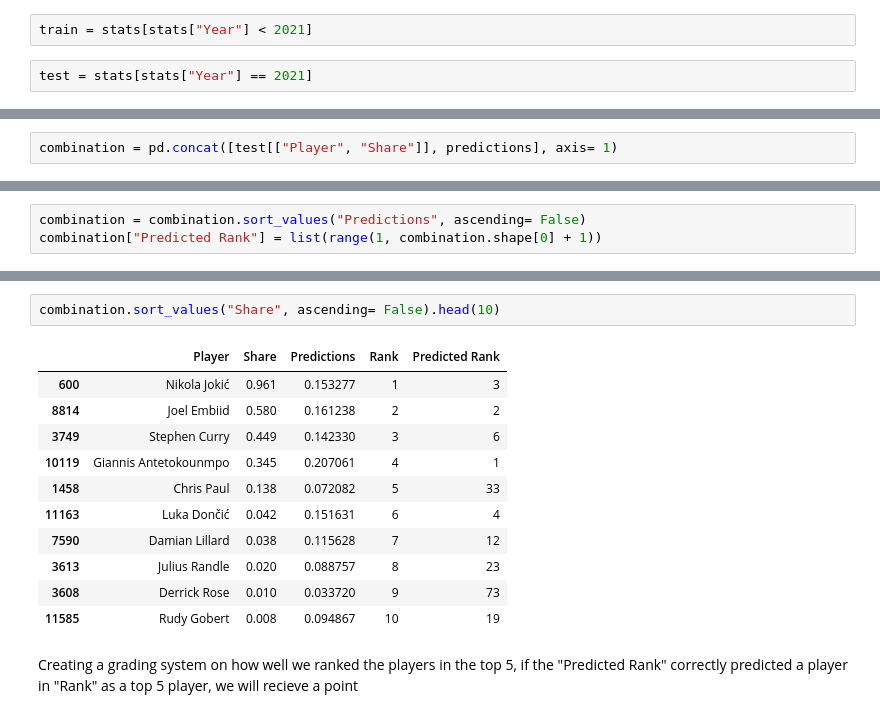
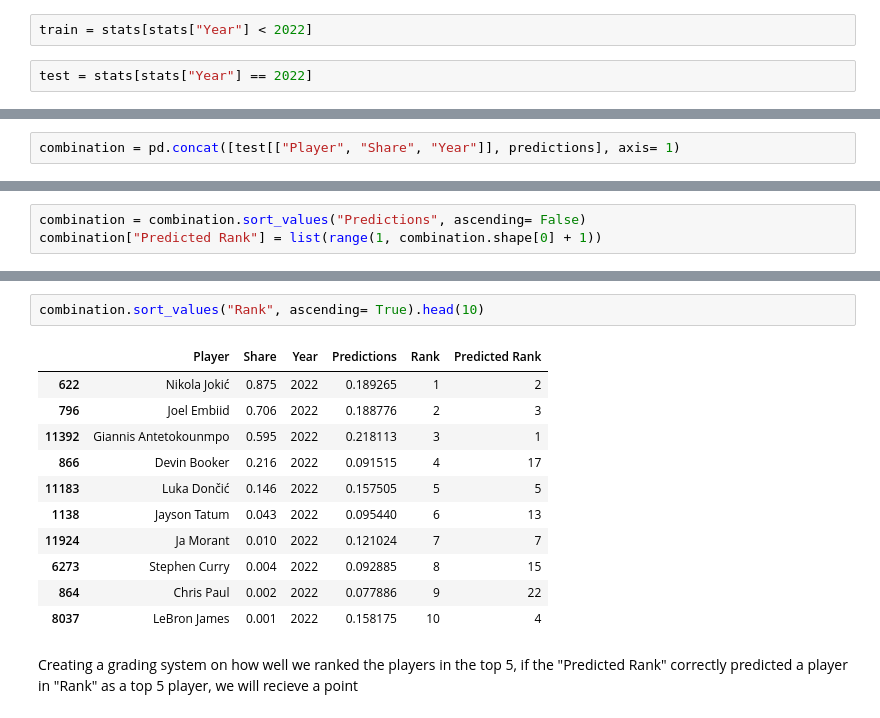
Before and after one commit to YaBoyBigPat/Python-Web-Scraper, a Jupyter notebook: Machine Learning.ipynb, the cells around one changed output, grey strips where cells are left out. Cells and saved outputs as stored; diff of their text form.

```diff
--- a/Machine Learning.ipynb
+++ b/Machine Learning.ipynb
@@ -58,7 +70,7 @@ predictors = ['Age', 'G', 'GS', 'MP', 'FG', 'FGA', 'FG%', '3P',
 # %%
-train = stats[stats["Year"] < 2021]
+train = stats[stats["Year"] < 2022]
 # %%
-test = stats[stats["Year"] == 2021]
+test = stats[stats["Year"] == 2022]
 # %% [markdown]
 Now we will start training the data
 # %%
@@ -92,5 +104,5 @@ We will add the predictions column to the df
 # %%
-combination = pd.concat([test[["Player", "Share"]], predictions], axis= 1)
+combination = pd.concat([test[["Player", "Share", "Year"]], predictions], axis= 1)
 # %%
 combination
 # %% [output]
@@ -170,17 +193,17 @@ combination["Predicted Rank"] = list(range(1, combination.shape[0] + 1))
 # %%
-combination.sort_values("Share", ascending= False).head(10)
+combination.sort_values("Rank", ascending= True).head(10)
 # %% [output]
-|  | Player | Share | Predictions | Rank | Predicted Rank |
-| 600 | Nikola Jokić | 0.961 | 0.153277 | 1 | 3 |
-| 8814 | Joel Embiid | 0.580 | 0.161238 | 2 | 2 |
-| 3749 | Stephen Curry | 0.449 | 0.142330 | 3 | 6 |
-| 10119 | Giannis Antetokounmpo | 0.345 | 0.207061 | 4 | 1 |
-| 1458 | Chris Paul | 0.138 | 0.072082 | 5 | 33 |
-| 11163 | Luka Dončić | 0.042 | 0.151631 | 6 | 4 |
-| 7590 | Damian Lillard | 0.038 | 0.115628 | 7 | 12 |
-| 3613 | Julius Randle | 0.020 | 0.088757 | 8 | 23 |
-| 3608 | Derrick Rose | 0.010 | 0.033720 | 9 | 73 |
-| 11585 | Rudy Gobert | 0.008 | 0.094867 | 10 | 19 |
+|  | Player | Share | Year | Predictions | Rank | Predicted Rank |
+| 622 | Nikola Jokić | 0.875 | 2022 | 0.189265 | 1 | 2 |
+| 796 | Joel Embiid | 0.706 | 2022 | 0.188776 | 2 | 3 |
+| 11392 | Giannis Antetokounmpo | 0.595 | 2022 | 0.218113 | 3 | 1 |
+| 866 | Devin Booker | 0.216 | 2022 | 0.091515 | 4 | 17 |
+| 11183 | Luka Dončić | 0.146 | 2022 | 0.157505 | 5 | 5 |
+| 1138 | Jayson Tatum | 0.043 | 2022 | 0.095440 | 6 | 13 |
+| 11924 | Ja Morant | 0.010 | 2022 | 0.121024 | 7 | 7 |
+| 6273 | Stephen Curry | 0.004 | 2022 | 0.092885 | 8 | 15 |
+| 864 | Chris Paul | 0.002 | 2022 | 0.077886 | 9 | 22 |
+| 8037 | LeBron James | 0.001 | 2022 | 0.158175 | 10 | 4 |
 # %% [markdown]
 Creating a grading system on how well we ranked the players in the top 5, if the "Predicted Rank" correctly predicted a player in "Rank" as a top 5 player, we will recieve a point
 # %%
```
Also changed, not shown: parts of 56 cells of this notebook, 3 other files.
